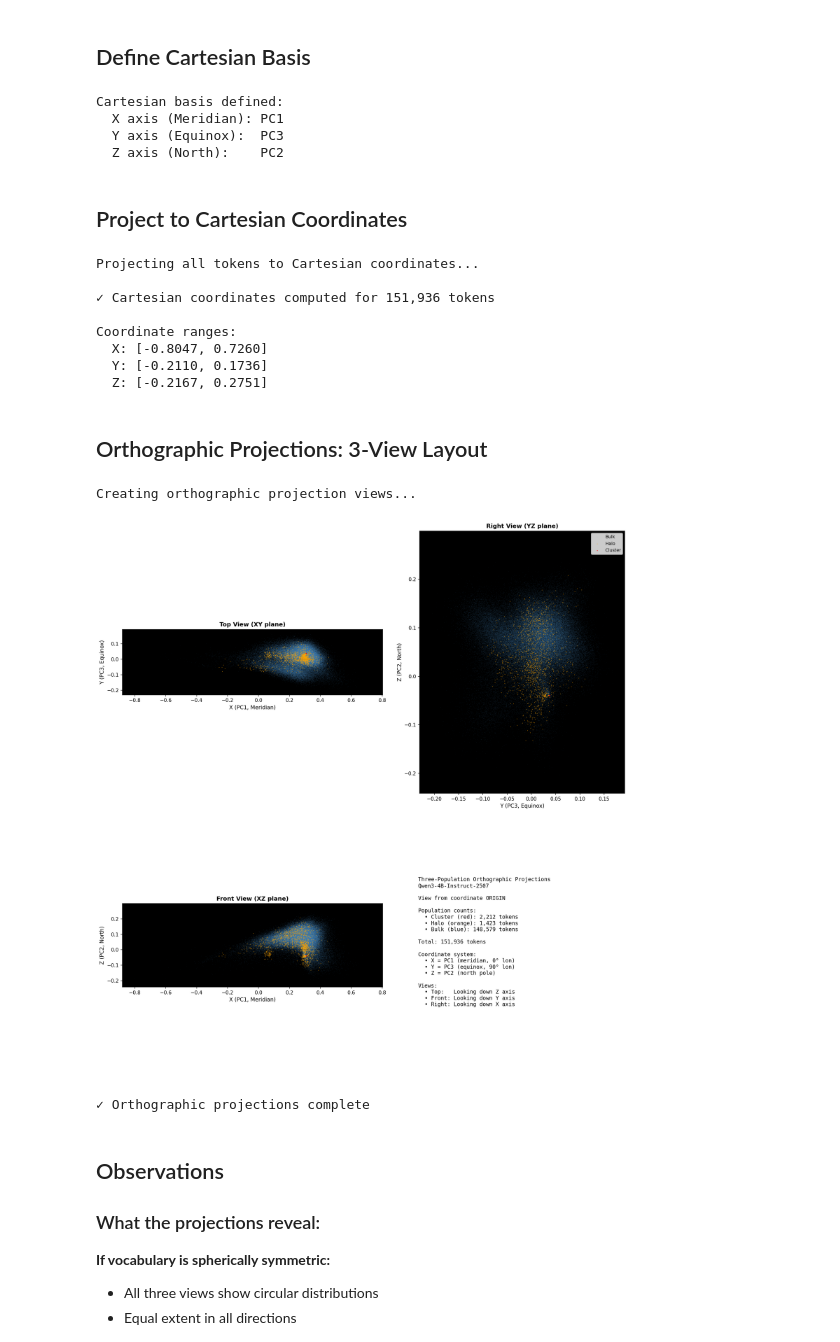
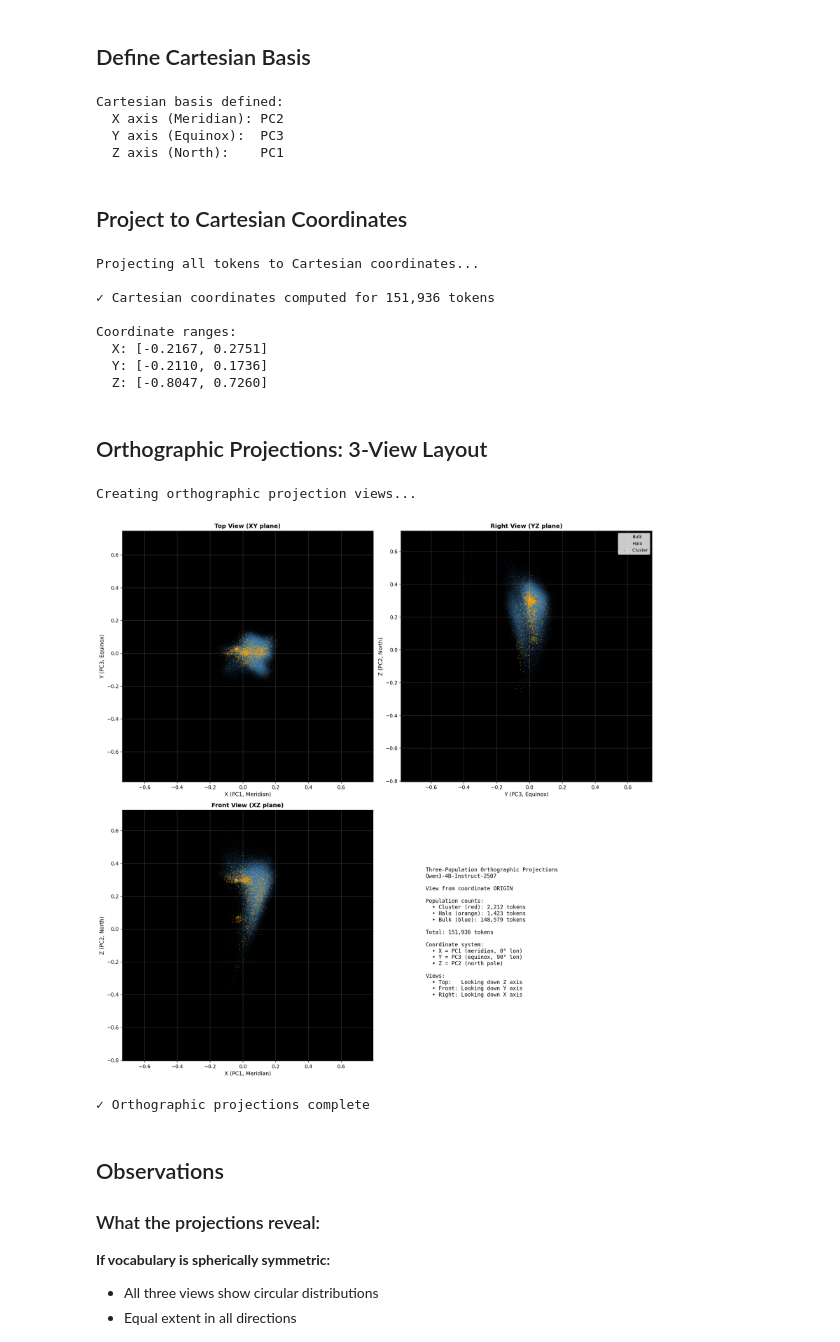
Before and after one commit to Embedding-Space/Azimuth_II, a Jupyter notebook: blog/notebooks/1.8f3_orthographic_projections.ipynb, the cells around one changed output. Drawn from its saved outputs; the diff is of its cells as text; code cells hidden in the pictures.

```diff
--- a/blog/notebooks/1.8f3_orthographic_projections.ipynb
+++ b/blog/notebooks/1.8f3_orthographic_projections.ipynb
@@ -27,8 +27,8 @@ Convert spherical (r,θ,φ) → Cartesian (x,y,z), then plot:
 MODEL_NAME = "Qwen3-4B-Instruct-2507"
 
 # PCA basis
-NORTH_PC = 2   # Z axis
-MERIDIAN_PC = 1  # X axis
+NORTH_PC = 1   # Z axis
+MERIDIAN_PC = 2  # X axis
 EQUINOX_PC = 3   # Y axis
 
 # Colors and point sizes
@@ -131,9 +131,9 @@ print(f"  Y axis (Equinox):  PC{EQUINOX_PC}")
 print(f"  Z axis (North):    PC{NORTH_PC}")
 # %% [output]
 Cartesian basis defined:
-  X axis (Meridian): PC1
+  X axis (Meridian): PC2
   Y axis (Equinox):  PC3
-  Z axis (North):    PC2
+  Z axis (North):    PC1
 # %% [markdown]
 ## Project to Cartesian Coordinates
 # %%
@@ -155,9 +155,24 @@ Projecting all tokens to Cartesian coordinates...
 ✓ Cartesian coordinates computed for 151,936 tokens
 
 Coordinate ranges:
-  X: [-0.8047, 0.7260]
+  X: [-0.2167, 0.2751]
   Y: [-0.2110, 0.1736]
-  Z: [-0.2167, 0.2751]
+  Z: [-0.8047, 0.7260]
+# %%
+# Compute global limits for consistent scaling across all views
+x_lim = [x.min(), x.max()]
+y_lim = [y.min(), y.max()]
+z_lim = [z.min(), z.max()]
+
+# For truly equal scaling, use the maximum range
+max_range = max(x_lim[1] - x_lim[0], y_lim[1] -
+y_lim[0], z_lim[1] - z_lim[0])
+center_x = (x_lim[0] + x_lim[1]) / 2
+center_y = (y_lim[0] + y_lim[1]) / 2
+center_z = (z_lim[0] + z_lim[1]) / 2
+
+# Symmetric limits around center
+global_lim = max_range / 2
 # %% [markdown]
 ## Orthographic Projections: 3-View Layout
 # %%
@@ -178,9 +193,11 @@ ax_xy.scatter(x[cluster_mask], y[cluster_mask], s=CLUSTER_SIZE, alpha=CLUSTER_AL
 ax_xy.set_xlabel('X (PC1, Meridian)', color='black', fontsize=11)
 ax_xy.set_ylabel('Y (PC3, Equinox)', color='black', fontsize=11)
 ax_xy.set_title('Top View (XY plane)', color='black', fontsize=12, fontweight='bold')
-ax_xy.grid(True, alpha=0.2, color='black')
+ax_xy.grid(True, alpha=0.2, color='white')
 ax_xy.set_aspect('equal')
 ax_xy.tick_params(colors='black')
+ax_xy.set_xlim(center_x - global_lim, center_x + global_lim)
+ax_xy.set_ylim(center_y - global_lim, center_y + global_lim)
 
 # (1,2) XZ plane - Front view (looking down Y axis)
 ax_xz = axes[1, 0]
@@ -190,9 +207,11 @@ ax_xz.scatter(x[cluster_mask], z[cluster_mask], s=CLUSTER_SIZE, alpha=CLUSTER_AL
 ax_xz.set_xlabel('X (PC1, Meridian)', color='black', fontsize=11)
 ax_xz.set_ylabel('Z (PC2, North)', color='black', fontsize=11)
 ax_xz.set_title('Front View (XZ plane)', color='black', fontsize=12, fontweight='bold')
-ax_xz.grid(True, alpha=0.2, color='black')
+ax_xz.grid(True, alpha=0.2, color='white')
 ax_xz.set_aspect('equal')
 ax_xz.tick_params(colors='black')
+ax_xz.set_xlim(center_x - global_lim, center_x + global_lim)
+ax_xz.set_ylim(center_z - global_lim, center_z + global_lim)
 
 # (2,1) YZ plane - Right view (looking down X axis)
 ax_yz = axes[0, 1]
@@ -202,10 +221,12 @@ ax_yz.scatter(y[cluster_mask], z[cluster_mask], s=CLUSTER_SIZE, alpha=CLUSTER_AL
 ax_yz.set_xlabel('Y (PC3, Equinox)', color='black', fontsize=11)
 ax_yz.set_ylabel('Z (PC2, North)', color='black', fontsize=11)
 ax_yz.set_title('Right View (YZ plane)', color='black', fontsize=12, fontweight='bold')
-ax_yz.grid(True, alpha=0.2, color='black')
+ax_yz.grid(True, alpha=0.2, color='white')
 ax_yz.set_aspect('equal')
 ax_yz.tick_params(colors='black')
 ax_yz.legend(loc='upper right', framealpha=0.8, fontsize=9)
+ax_yz.set_xlim(center_y - global_lim, center_y + global_lim)
+ax_yz.set_ylim(center_z - global_lim, center_z + global_lim)
 
 # (2,2) Stats/Legend
 ax_stats = axes[1, 1]
@@ -221,34 +242,34 @@ Population counts:
   • Cluster (red): {cluster_mask.sum():,} tokens
   • Halo (orange): {halo_mask.sum():,} tokens
   • Bulk (blue): {bulk_mask.sum():,} tokens
 
 Total: {N:,} tokens
 
 Coordinate system:
   • X = PC1 (meridian, 0° lon)
   • Y = PC3 (equinox, 90° lon)
   • Z = PC2 (north pole)
 
 Views:
   • Top:   Looking down Z axis
   • Front: Looking down Y axis
   • Right: Looking down X axis
 """
 
 ax_stats.text(0.1, 0.5, stats_text,
               transform=ax_stats.transAxes,
               fontsize=11,
               color='black',
               verticalalignment='center',
               fontfamily='monospace')
 
 plt.tight_layout()
 plt.show()
 
 print("✓ Orthographic projections complete")
 # %% [output]
 Creating orthographic projection views...
-[figure, old version]
+[figure, new version]
 ✓ Orthographic projections complete
 # %% [markdown]
 ## Observations
```
